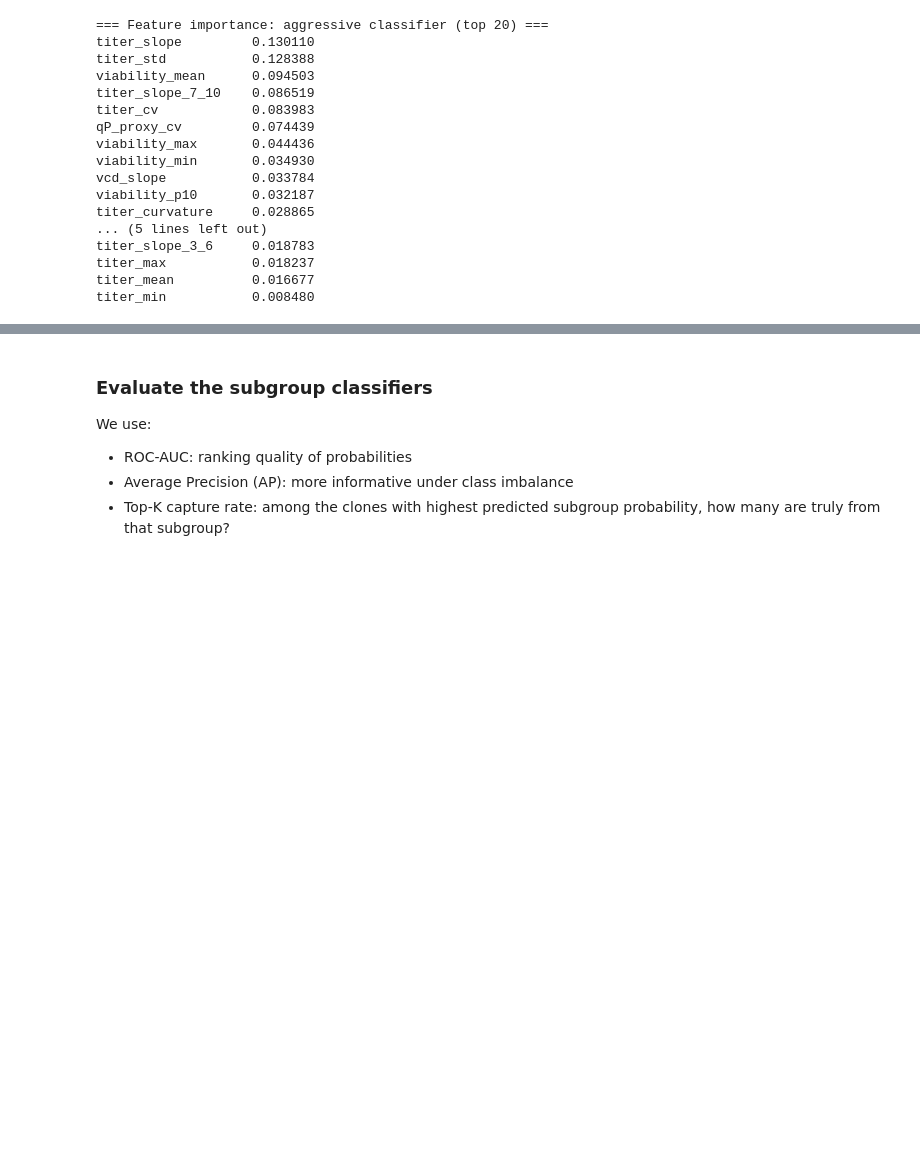
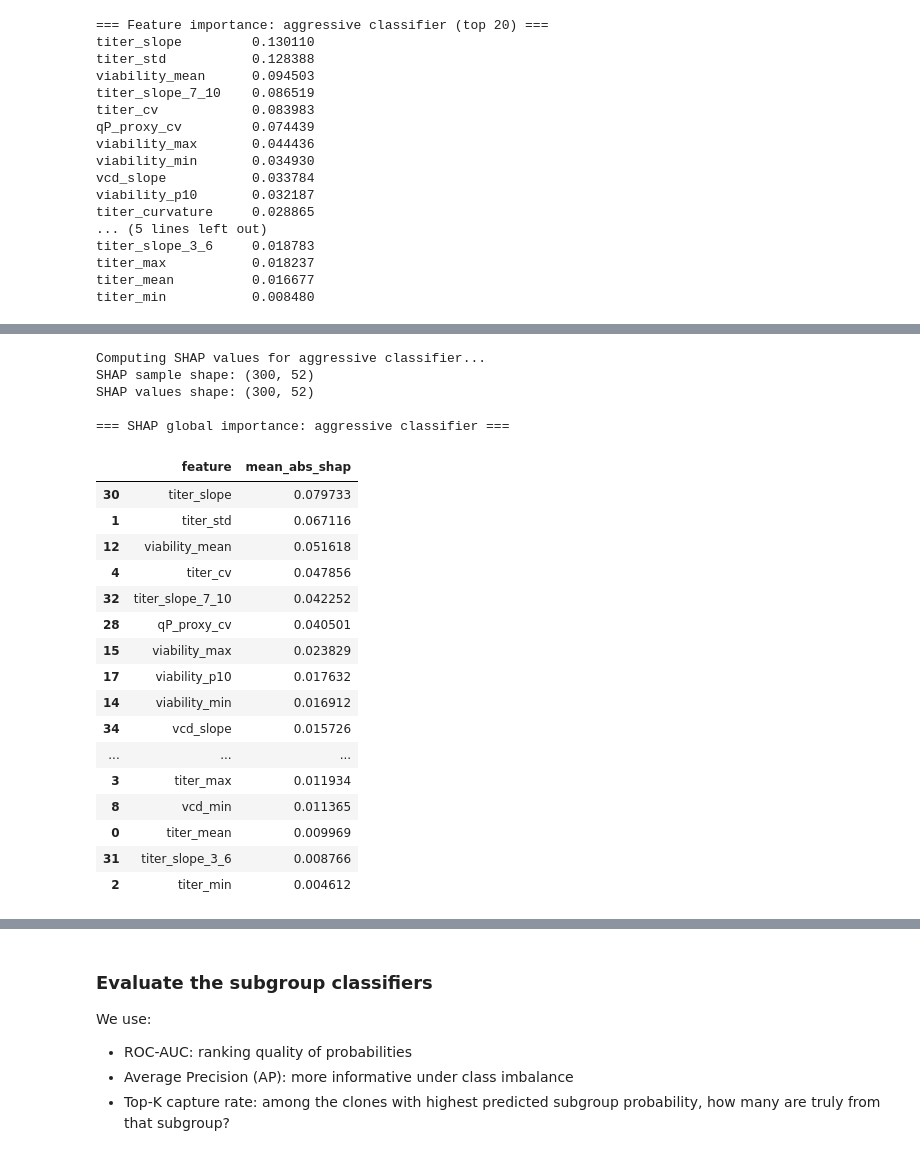
Before and after one commit to Sanghee-L/CLD_ML_PIPELINE, a Jupyter notebook: notebooks/03_Muilti-Objective_Clone_Modeling.ipynb, the cells around one changed output, grey strips where cells are left out. Cells and saved outputs as stored; diff of their text form; code cells hidden in the pictures; blank space fills up the shorter version.

```diff
--- a/notebooks/03_Muilti-Objective_Clone_Modeling.ipynb
+++ b/notebooks/03_Muilti-Objective_Clone_Modeling.ipynb
@@ -435,0 +453,66 @@ titer_min           0.008480
+# %%
+# --------------------------------------------------
+# SHAP explainability — aggressive classifier
+# --------------------------------------------------
+
+# SHAP is most useful for the aggressive-risk classifier because
+# aggressive false-positive detection is a core differentiator of this project.
+
+if rf_aggr is None:
+    print("Aggressive classifier was not trained. Skipping SHAP analysis.")
+
+else:
+    # Use a sample for speed and stable notebook rendering
+    SHAP_SAMPLE_N = min(300, len(X_test))
+    X_shap = X_test.sample(n=SHAP_SAMPLE_N, random_state=42).copy()
+
+    print("Computing SHAP values for aggressive classifier...")
+    print("SHAP sample shape:", X_shap.shape)
+
+    explainer_aggr = shap.TreeExplainer(rf_aggr)
+    shap_values_raw = explainer_aggr.shap_values(X_shap)
+
+    # Robust handling for different SHAP output formats
+    # For binary classifiers:
+    # - some versions return list: [class0_values, class1_values]
+    # - some versions return array with shape (n, features, classes)
+    if isinstance(shap_values_raw, list):
+        shap_values_aggr = shap_values_raw[1]
+    elif hasattr(shap_values_raw, "ndim") and shap_values_raw.ndim == 3:
+        shap_values_aggr = shap_values_raw[:, :, 1]
+    else:
+        shap_values_aggr = shap_values_raw
+
+    print("SHAP values shape:", np.array(shap_values_aggr).shape)
+
+    # Mean absolute SHAP importance
+    shap_importance_aggr = pd.DataFrame({
+        "feature": X_shap.columns,
+        "mean_abs_shap": np.abs(shap_values_aggr).mean(axis=0),
+    }).sort_values("mean_abs_shap", ascending=False)
+
+    print("\n=== SHAP global importance: aggressive classifier ===")
+    display(shap_importance_aggr.head(20))
+# %% [output]
+Computing SHAP values for aggressive classifier...
+SHAP sample shape: (300, 52)
+SHAP values shape: (300, 52)
+
+=== SHAP global importance: aggressive classifier ===
+|  | feature | mean_abs_shap |
+| 30 | titer_slope | 0.079733 |
+| 1 | titer_std | 0.067116 |
+| 12 | viability_mean | 0.051618 |
+| 4 | titer_cv | 0.047856 |
+| 32 | titer_slope_7_10 | 0.042252 |
+| 28 | qP_proxy_cv | 0.040501 |
+| 15 | viability_max | 0.023829 |
+| 17 | viability_p10 | 0.017632 |
+| 14 | viability_min | 0.016912 |
+| 34 | vcd_slope | 0.015726 |
+| ... | ... | ... |
+| 3 | titer_max | 0.011934 |
+| 8 | vcd_min | 0.011365 |
+| 0 | titer_mean | 0.009969 |
+| 31 | titer_slope_3_6 | 0.008766 |
+| 2 | titer_min | 0.004612 |
```
Also changed, not shown: parts of 9 cells of this notebook, 1 other file.
